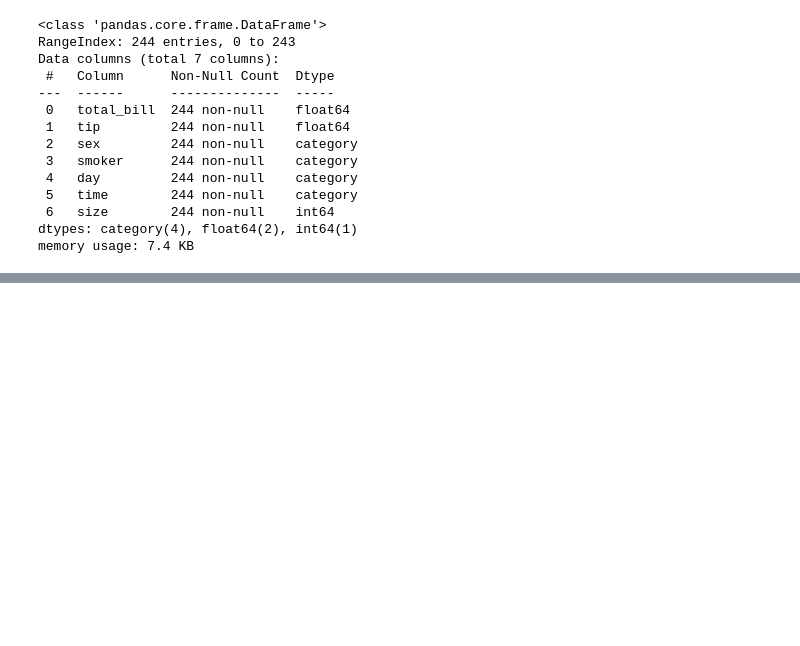
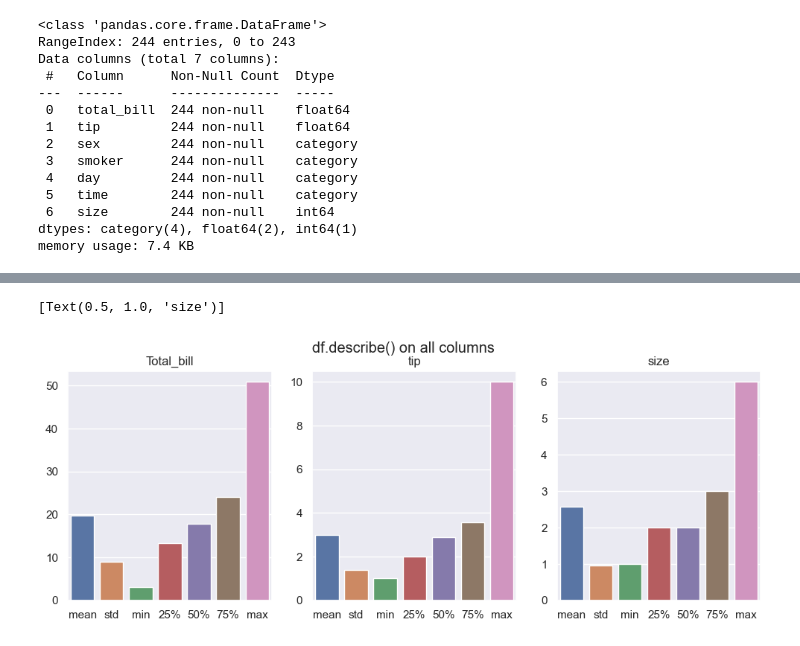
Before and after one commit to Danneftw1/Machine-learning, a Jupyter notebook: Exercises/Exercises-3-overfit_regularization.ipynb, the cells around one changed output, grey strips where cells are left out. Drawn from its saved outputs; the diff is of its cells as text; code cells hidden in the pictures; blank space fills up the shorter version.

Commit message:
finished plots for E03 - 0B

```diff
--- a/Exercises/Exercises-3-overfit_regularization.ipynb
+++ b/Exercises/Exercises-3-overfit_regularization.ipynb
@@ -56,0 +51,16 @@ sns.barplot(data=describe_df, errorbar=None) # errorbar: tar bort "strecken"/std
+# %%
+total_bill_df = df['total_bill'].describe().drop('count')
+tip_df = df['tip'].describe().drop('count')
+size_df = df['size'].describe().drop('count')
+# %%
+# subplots(1, 3) 1 row, 3 columns
+fig, axes = plt.subplots(1, 3, figsize=(12, 4))
+fig.suptitle("df.describe() on all columns") # head title for all plots
+
+# axes = plots position as a graph
+sns.barplot(ax=axes[0], data=df, x=total_bill_df.index, y=total_bill_df.values).set(title="Total_bill")
+sns.barplot(ax=axes[1], data=df,x=tip_df.index, y=tip_df.values).set(title="tip")
+sns.barplot(ax=axes[2], data=df,x=size_df.index, y=size_df.values).set(title="size")
+# %% [output]
+[Text(0.5, 1.0, 'size')]
+[figure, added]
```
Also changed, not shown: parts of 3 cells of this notebook, 1 other file.
